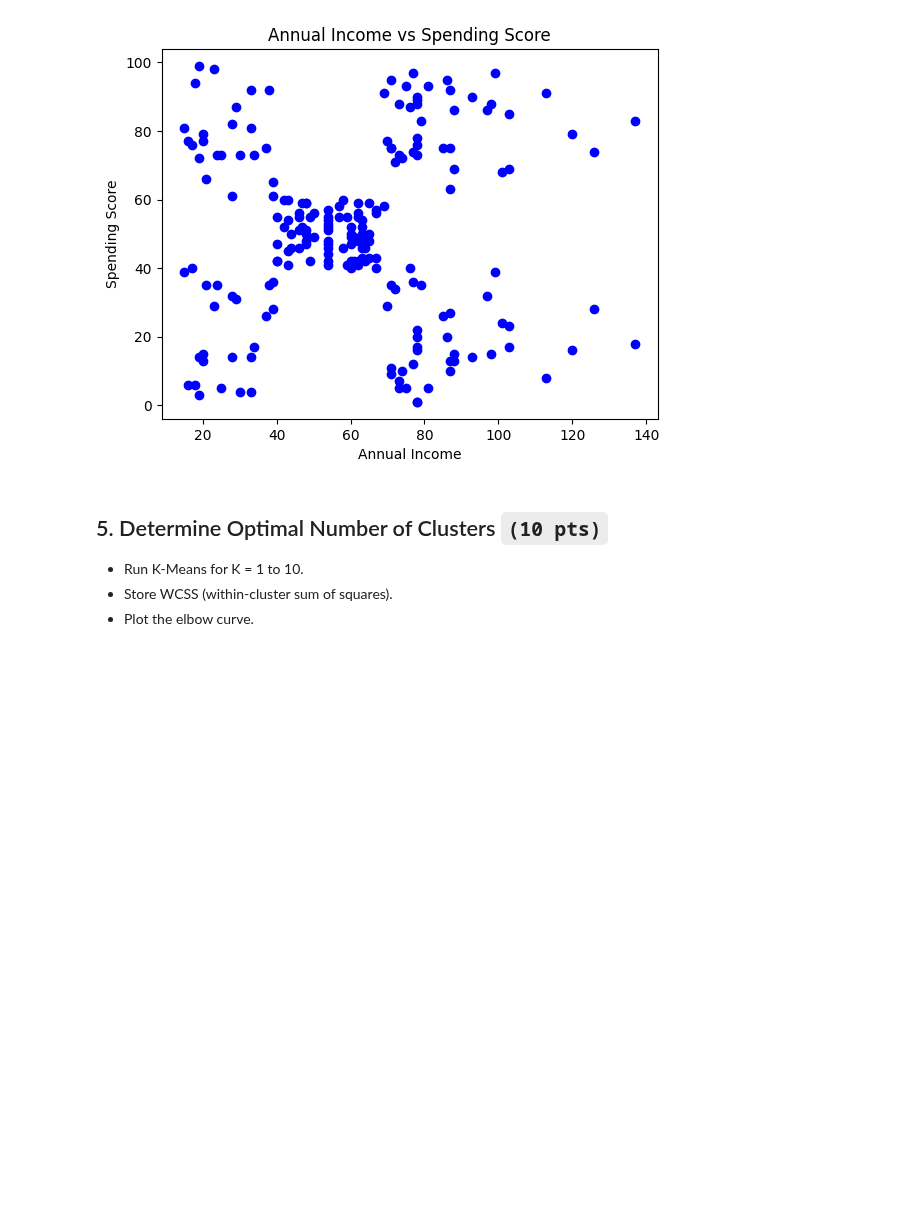
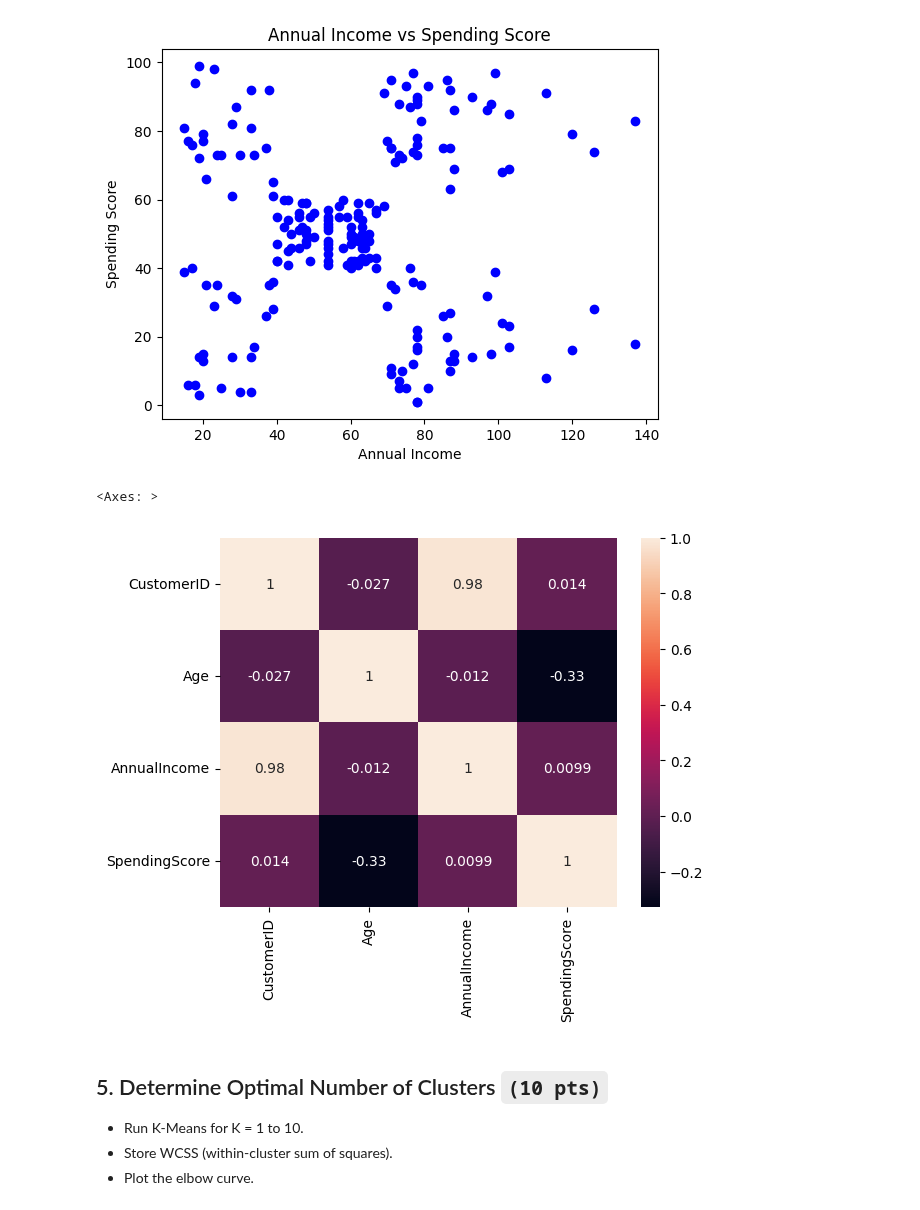
Before and after one commit to alammobaDar/CCADMACL_EXERCISES_COM231ML, a Jupyter notebook: Exercise_1b/exercise1B.ipynb, the cells around one changed output. Cells and saved outputs as stored; diff of their text form; code cells hidden in the pictures; blank space fills up the shorter version.

```diff
--- a/Exercise_1b/exercise1B.ipynb
+++ b/Exercise_1b/exercise1B.ipynb
@@ -113,6 +114,11 @@ plt.title("Annual Income vs Spending Score")
 plt.show()
 # %% [output]
 [figure]
+# %%
+sns.heatmap(df.corr(numeric_only=True), annot=True)
+# %% [output]
+<Axes: >
+[figure, added]
 # %% [markdown]
 ## 5. Determine Optimal Number of Clusters `(10 pts)`
 
```
Also changed, not shown: parts of 5 cells of this notebook, 3 other files.
